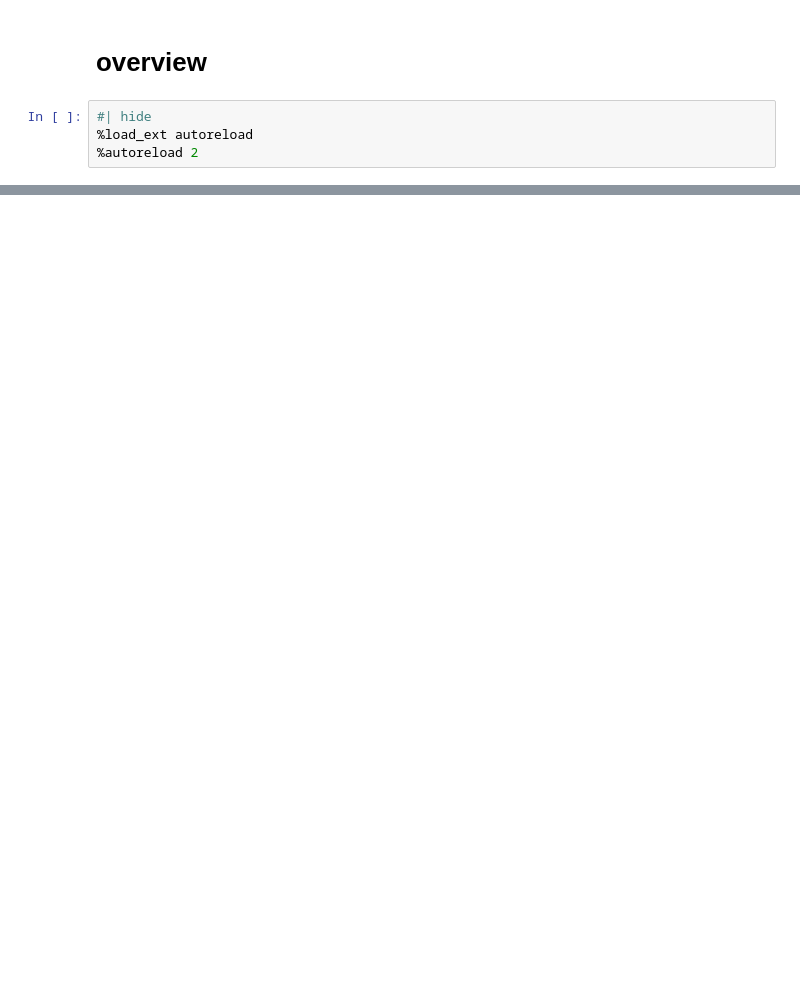
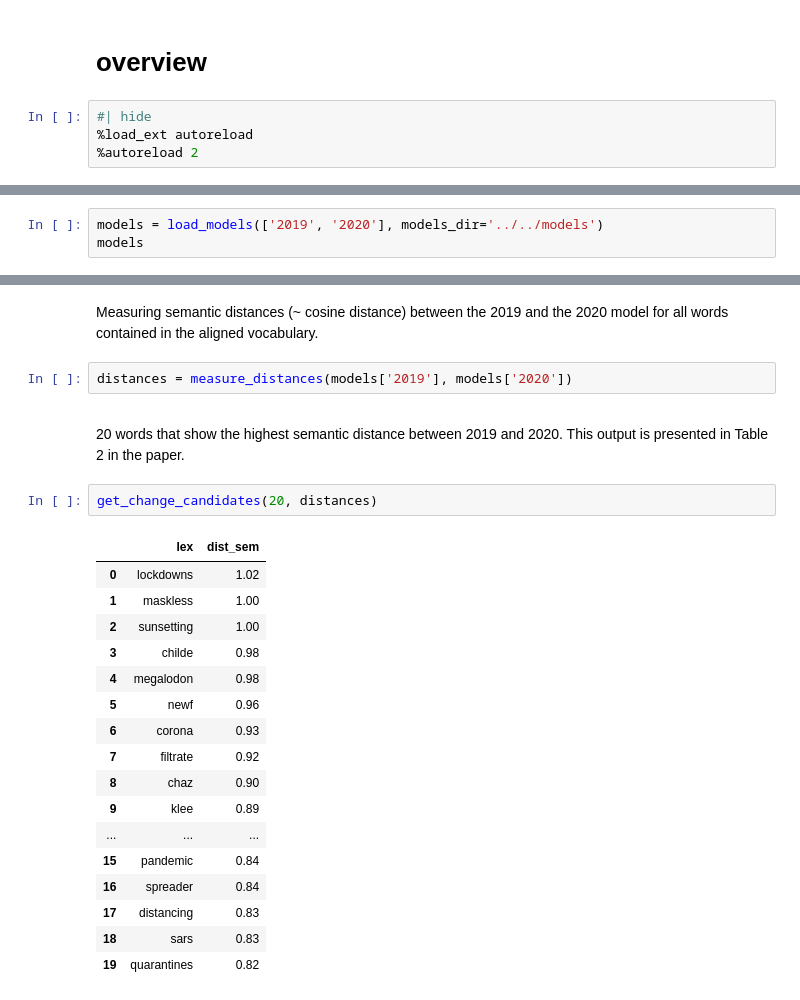
Before and after one commit to wuqui/socsemvar, a Jupyter notebook: nbs/00_overview.ipynb, the cells around one changed output, grey strips where cells are left out. Saved outputs shown, nothing was run; the diff lists cells and outputs as text; blank space fills up the shorter version.

```diff
--- a/nbs/00_overview.ipynb
+++ b/nbs/00_overview.ipynb
@@ -29,0 +20,3 @@ get_fpaths_year('2019')
+# %%
+models = load_models(['2019', '2020'], models_dir='../../models')
+models
@@ -29,0 +58,28 @@ get_fpaths_year('2019')
+# %% [markdown]
+Measuring semantic distances (~ cosine distance) between the 2019 and the 2020 model for all words contained in the aligned vocabulary.
+# %%
+distances = measure_distances(models['2019'], models['2020'])
+# %% [markdown]
+<a id='semantic-neologisms'></a>
+
+20 words that show the highest semantic distance between 2019 and 2020. This output is presented in Table 2 in the paper.
+# %%
+get_change_candidates(20, distances)
+# %% [output]
+|  | lex | dist_sem |
+| 0 | lockdowns | 1.02 |
+| 1 | maskless | 1.00 |
+| 2 | sunsetting | 1.00 |
+| 3 | childe | 0.98 |
+| 4 | megalodon | 0.98 |
+| 5 | newf | 0.96 |
+| 6 | corona | 0.93 |
+| 7 | filtrate | 0.92 |
+| 8 | chaz | 0.90 |
+| 9 | klee | 0.89 |
+| ... | ... | ... |
+| 15 | pandemic | 0.84 |
+| 16 | spreader | 0.84 |
+| 17 | distancing | 0.83 |
+| 18 | sars | 0.83 |
+| 19 | quarantines | 0.82 |
```
Also changed, not shown: parts of 37 cells of this notebook, 26 other files.
